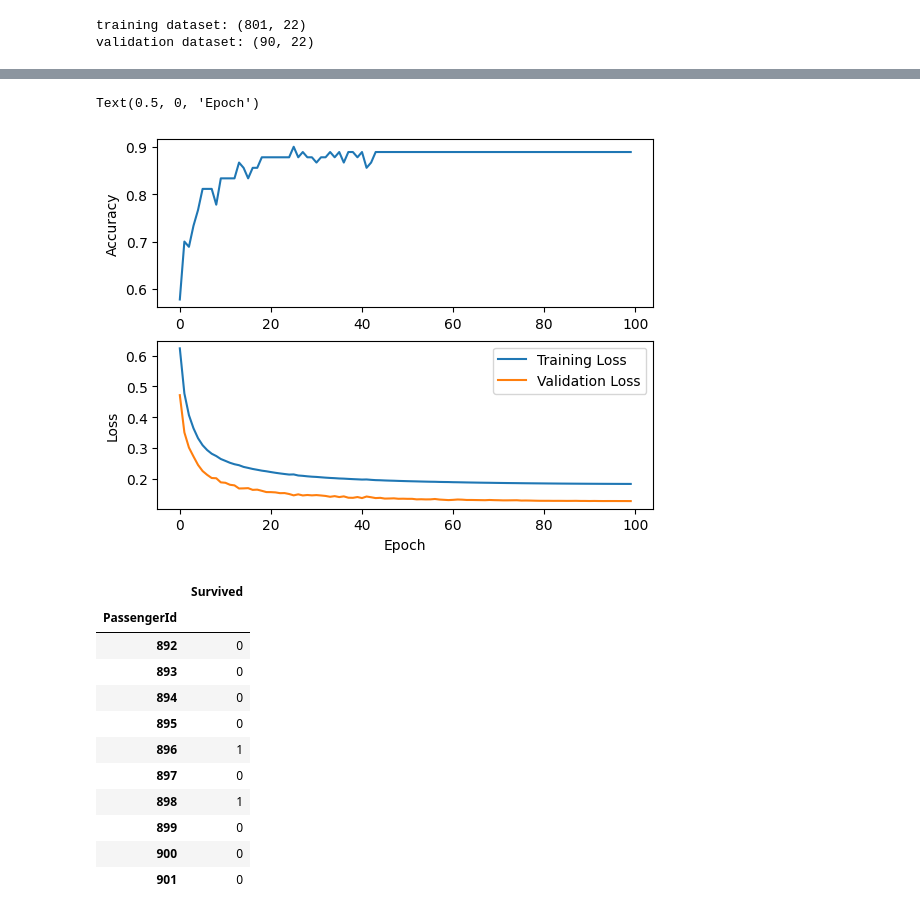
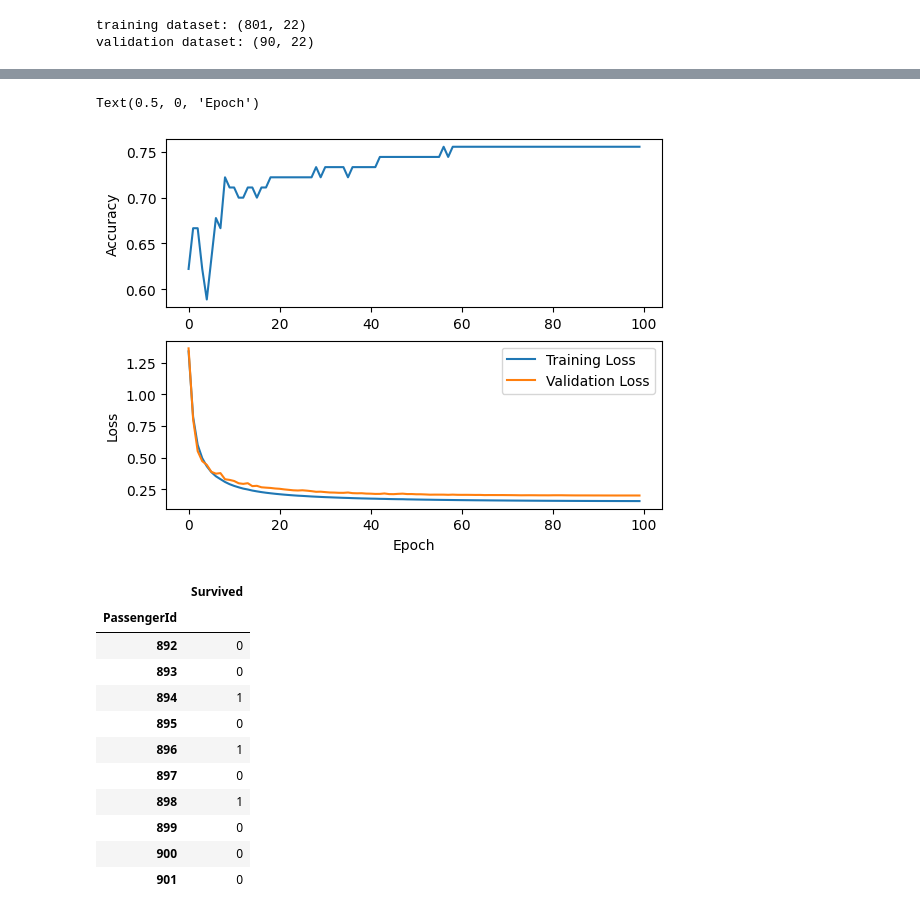
Before and after one commit to zirkelc/micrograd-titanic, a Jupyter notebook: micrograd.ipynb, the cells around one changed output, grey strips where cells are left out. Cells and saved outputs as stored; diff of their text form; code cells hidden in the pictures.

```diff
--- a/micrograd.ipynb
+++ b/micrograd.ipynb
@@ -390,7 +390,7 @@ def train_model(model, xy_train, xy_validate, num_epochs=100, batch_size=32):
 # %%
 # Define number of input features, hidden layers, and output features
 num_inputs = X_train.shape[1]
-num_hidden = [11,6]
+num_hidden = [13,8]
 num_outputs = 1
 
 # Initialize the model
@@ -444,5 +444,5 @@ Validation accuracy: 88.889%
 Text(0.5, 0, 'Epoch')
-[figure, old version]
+[figure, new version]
 # %%
 # Input features from the scaled test dataset
 test_features = test_scaled_df.to_numpy()
@@ -461,7 +461,7 @@ submission_df.head(10)
 | PassengerId |  |
 | 892 | 0 |
 | 893 | 0 |
-| 894 | 0 |
+| 894 | 1 |
 | 895 | 0 |
 | 896 | 1 |
 | 897 | 0 |
```
Also changed, not shown: parts of 2 cells of this notebook.
